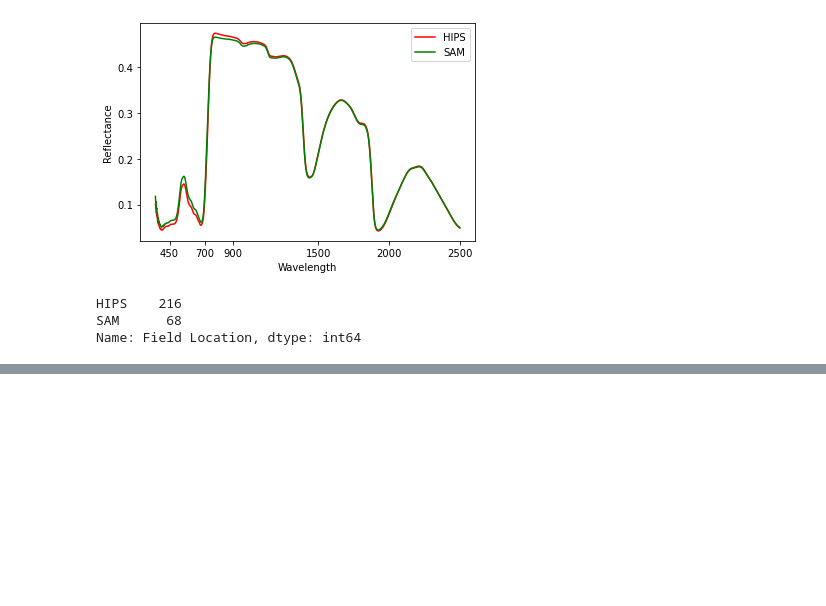
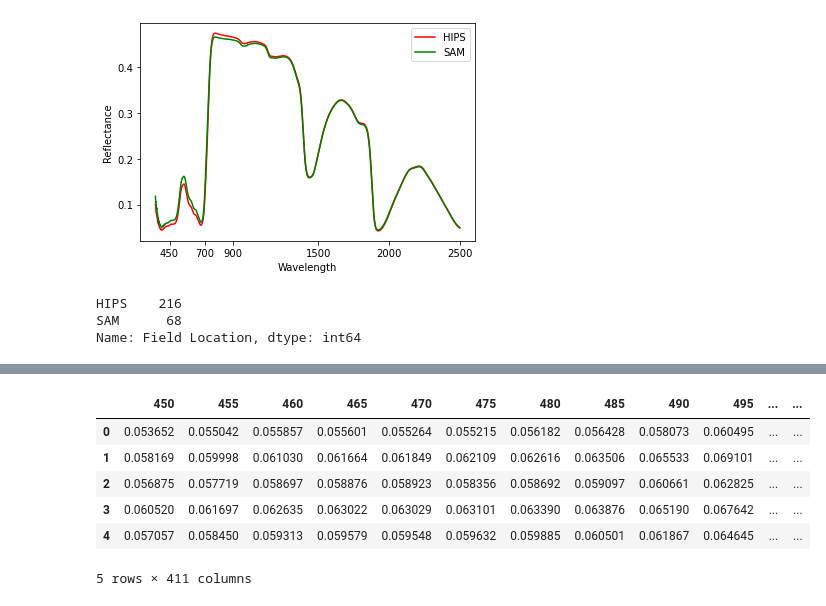
Before and after one commit to distip/Maize_2022_Brooke, a Jupyter notebook: Analysis.ipynb, the cells around one changed output, grey strips where cells are left out. Saved outputs shown, nothing was run; the diff lists cells and outputs as text; code cells hidden in the pictures; blank space fills up the shorter version.

```diff
--- a/Analysis.ipynb
+++ b/Analysis.ipynb
@@ -84,3 +93,26 @@ X.shape
+# %%
+#applying savitzky golay
+X = savgol_filter(X, window_length=5 , polyorder = 2)
+X = pd.DataFrame(X, columns=col_names)
+# %%
+#drop first 100 column
+X = X.drop(X.columns[0:100], axis=1)
+# %%
+#Create a np array for downsampling for every 5 nm
+column_filter = np.arange(0, 2055, 5)
+# %%
+# Choose from the X based on filtering array
+X = X.iloc[: , column_filter]
+# %%
+X.head()
+# %% [output]
+|  | 450 | 455 | 460 | 465 | 470 | 475 | 480 | 485 | 490 | 495 | ... | ... |
+| 0 | 0.053652 | 0.055042 | 0.055857 | 0.055601 | 0.055264 | 0.055215 | 0.056182 | 0.056428 | 0.058073 | 0.060495 | ... | ... |
+| 1 | 0.058169 | 0.059998 | 0.061030 | 0.061664 | 0.061849 | 0.062109 | 0.062616 | 0.063506 | 0.065533 | 0.069101 | ... | ... |
+| 2 | 0.056875 | 0.057719 | 0.058697 | 0.058876 | 0.058923 | 0.058356 | 0.058692 | 0.059097 | 0.060661 | 0.062825 | ... | ... |
+| 3 | 0.060520 | 0.061697 | 0.062635 | 0.063022 | 0.063029 | 0.063101 | 0.063390 | 0.063876 | 0.065190 | 0.067642 | ... | ... |
+| 4 | 0.057057 | 0.058450 | 0.059313 | 0.059579 | 0.059548 | 0.059632 | 0.059885 | 0.060501 | 0.061867 | 0.064645 | ... | ... |
+5 rows × 411 columns
 # %%
 # split the dataset into training (60%) and testing (40%) sets
 X_train,X_test,y_train,y_test = train_test_split(X, y,test_size=0.4)
```
Also changed, not shown: parts of 40 cells of this notebook, 6 other files.
